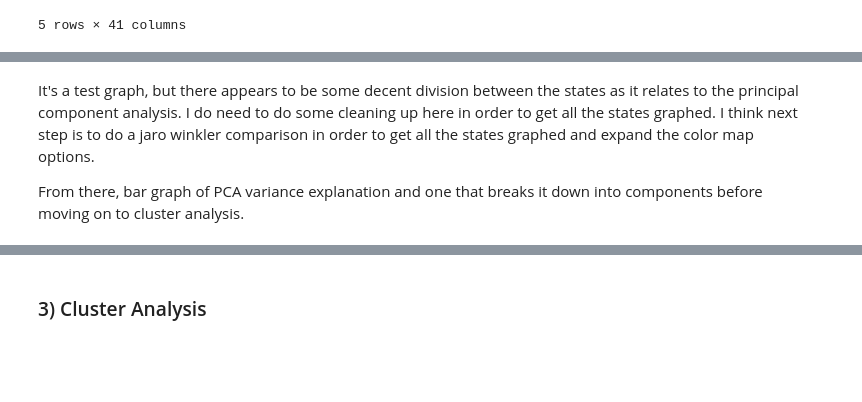
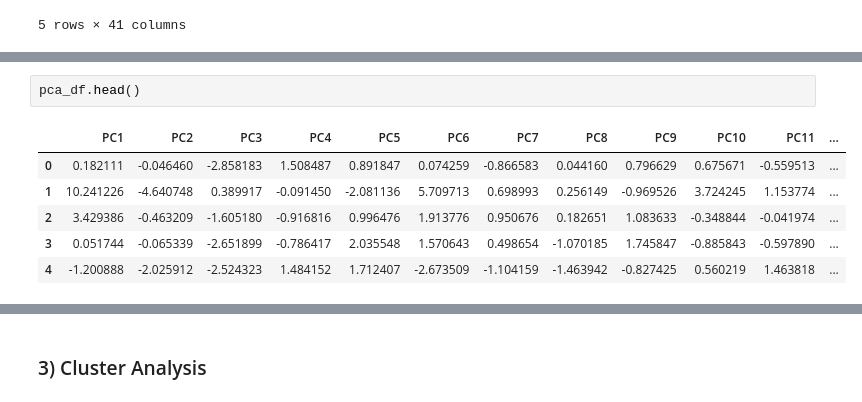
Before and after one commit to marioamz/MexicoOC_Index, a Jupyter notebook: Data_Exploration_Multivariable_Analysis.ipynb, the cells around one changed output, grey strips where cells are left out. Cells and saved outputs as stored; diff of their text form; blank space fills up the shorter version.

```diff
--- a/Data_Exploration_Multivariable_Analysis.ipynb
+++ b/Data_Exploration_Multivariable_Analysis.ipynb
@@ -202,4 +161,9 @@ ax.grid()
-# %% [markdown]
-It's a test graph, but there appears to be some decent division between the states as it relates to the principal component analysis. I do need to do some cleaning up here in order to get all the states graphed. I think next step is to do a jaro winkler comparison in order to get all the states graphed and expand the color map options.
-
-From there, bar graph of PCA variance explanation and one that breaks it down into components before moving on to cluster analysis.
+# %%
+pca_df.head()
+# %% [output]
+|  | PC1 | PC2 | PC3 | PC4 | PC5 | PC6 | PC7 | PC8 | PC9 | PC10 | PC11 | ... |
+| 0 | 0.182111 | -0.046460 | -2.858183 | 1.508487 | 0.891847 | 0.074259 | -0.866583 | 0.044160 | 0.796629 | 0.675671 | -0.559513 | ... |
+| 1 | 10.241226 | -4.640748 | 0.389917 | -0.091450 | -2.081136 | 5.709713 | 0.698993 | 0.256149 | -0.969526 | 3.724245 | 1.153774 | ... |
+| 2 | 3.429386 | -0.463209 | -1.605180 | -0.916816 | 0.996476 | 1.913776 | 0.950676 | 0.182651 | 1.083633 | -0.348844 | -0.041974 | ... |
+| 3 | 0.051744 | -0.065339 | -2.651899 | -0.786417 | 2.035548 | 1.570643 | 0.498654 | -1.070185 | 1.745847 | -0.885843 | -0.597890 | ... |
+| 4 | -1.200888 | -2.025912 | -2.524323 | 1.484152 | 1.712407 | -2.673509 | -1.104159 | -1.463942 | -0.827425 | 0.560219 | 1.463818 | ... |
```
Also changed, not shown: parts of 27 cells of this notebook, 1 other file.
